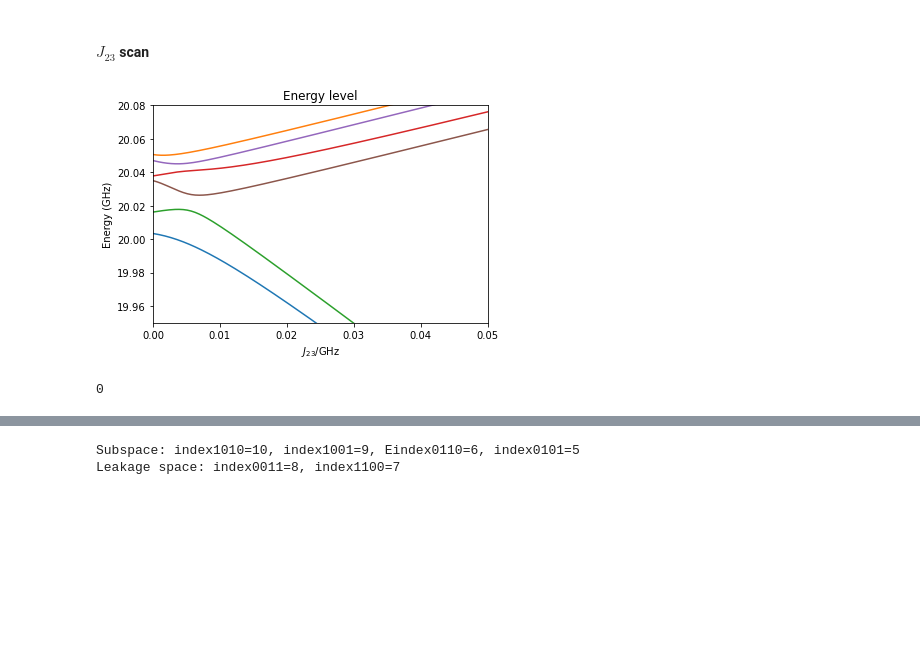
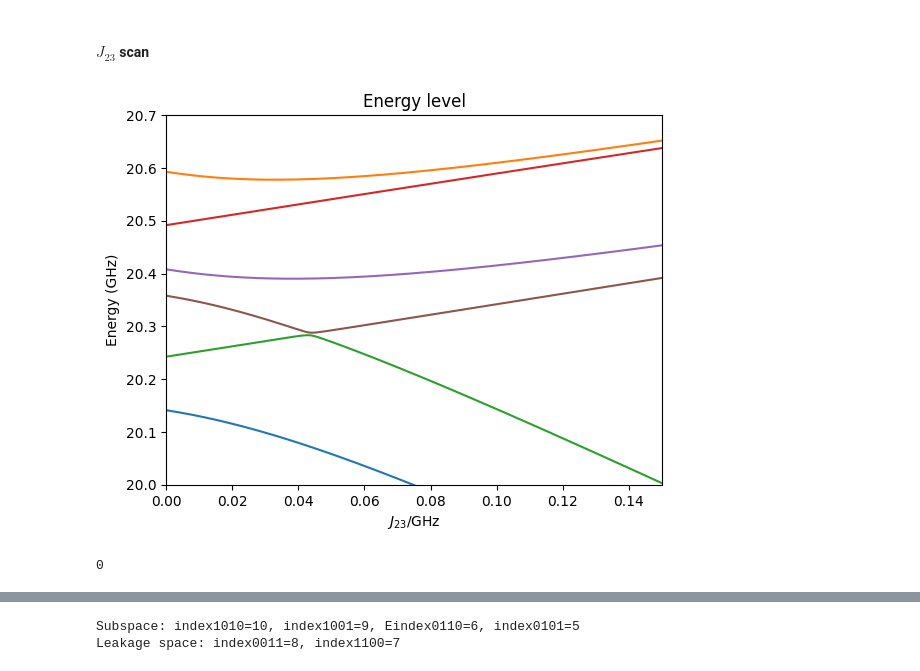
Before and after one commit to RunawayFancy/QuSim, a Jupyter notebook: Tutorial/arb_qubit_tutorial/ST0_qubit/CZ_ST0_pure.ipynb, the cells around one changed output, grey strips where cells are left out. Cells and saved outputs as stored; diff of their text form; code cells hidden in the pictures; blank space fills up the shorter version.

```diff
--- a/Tutorial/arb_qubit_tutorial/ST0_qubit/CZ_ST0_pure.ipynb
+++ b/Tutorial/arb_qubit_tutorial/ST0_qubit/CZ_ST0_pure.ipynb
@@ -387,12 +395,11 @@ $J_{ij} \approx 0.5\sim 1MHz$
 * Bias amp: $J_{23} = 20 \sim 100 MHz$
 # %%
 freq_list = [ # GHz
-    [0, 10.028],
+    [0, 10.35],
     [0, 10],
-    [0, 10.025],
-    [0, 10.015]
+    [0, 10.25],
+    [0, 10.15]
 ]
-
 inter_list = [
     [{
         "v01": 0,
@@ -414,7 +421,8 @@ inter_list = [
         "v01": 0,
         "v00": 1,
         "v11": -1
-    }],
+    }]
+    ,
     [{
         "v01": 1,
         "v00": 0,
@@ -435,7 +443,8 @@ inter_list = [
         "v01": 1,
         "v00": 0,
         "v11": 0
-    }],
+    }]
+    ,
     [{
         "v01": -1j,
         "v00": 0,
@@ -458,16 +467,13 @@ inter_list = [
         "v11": 0
     }]
 ]
-
-r_dic = {
-    "r12": 5e-3,
-    "r23": 4e-3,
-    "r34": 2e-3
+r_dic = { # 04/12/24 change residual coupling
+    "r12": 1e-3,
+    "r23": 1e-3,
+    "r34": 1e-3
 }
-r = tools.r2matrix(r_dic, freq_list) # Coupling strength
-
+r = tools.r2matrix(r_dic, freq_list)
 extra_list=None
-## with pulse type XY
 driving_list = [
     {
         "W01": 1j   # W01 represents \Omega_{01}, for the qubit with index 0
@@ -482,9 +488,7 @@ driving_list = [
         "W01": 1j
     }
 ]
-
-## with pulse type Z
-bias_list = [ # Default, Z00 = 0
+bias_list = [
     {
         "Z11": 1
     },
@@ -500,8 +504,6 @@ bias_list = [ # Default, Z00 = 0
 ]
 
 gamma_list = None
-
-# gamma_list = None
 
 _system_arb1 = aqs.arb_qubit_system(freq_list, inter_list, r, extra_list, gamma_list, driving_list, bias_list)
 
@@ -529,5 +531,13 @@ state_1110, E_1110, _= _system_arb1.get_eigenstates_energy((1,1,1,0))
 
 state_1111, E_1111, _= _system_arb1.get_eigenstates_energy((1,1,1,1))
 
+state_ud = Qobj(np.array([0,0,1,0]), dims = [[2, 2], [1, 1]], shape = (4, 1), type = ket)
+state_du = Qobj(np.array([0,1,0,0]), dims = [[2, 2], [1, 1]], shape = (4, 1), type = ket)
+
+state_dudu = tensor(state_du,state_du)
+state_duud = tensor(state_du,state_ud)
+state_uddu = tensor(state_ud,state_du)
+state_udud = tensor(state_ud,state_ud)
+
 _system_arb1.H
 # %% [output]
@@ -586,9 +596,9 @@ for j23 in j23_scan_space:
     energy_level_list.append(dummy_list)
 # %%
 %matplotlib inline
-pl.plot_Elevel_dynamics(j23_scan_space, energy_level_list, [index_0101, index_1010, index_0110, index_1001, index_0011, index_1100], "J_{23}", xrange=[0,50e-3], yrange=[19.95,20.08])
+pl.plot_Elevel_dynamics(j23_scan_space, energy_level_list, [index_0101, index_1010, index_0110, index_1001, index_0011, index_1100], "J_{23}", xrange=[0,150e-3], yrange=[20,20.7])
 # %% [output]
-[figure, old version]
+[figure, new version]
 0
 # %%
 print(f'Subspace: E1010={E_1010}, E1001={E_1001}, E_0110={E_0110}, E0101={E_0101}')
```
Also changed, not shown: parts of 79 cells of this notebook, 12 other files.
